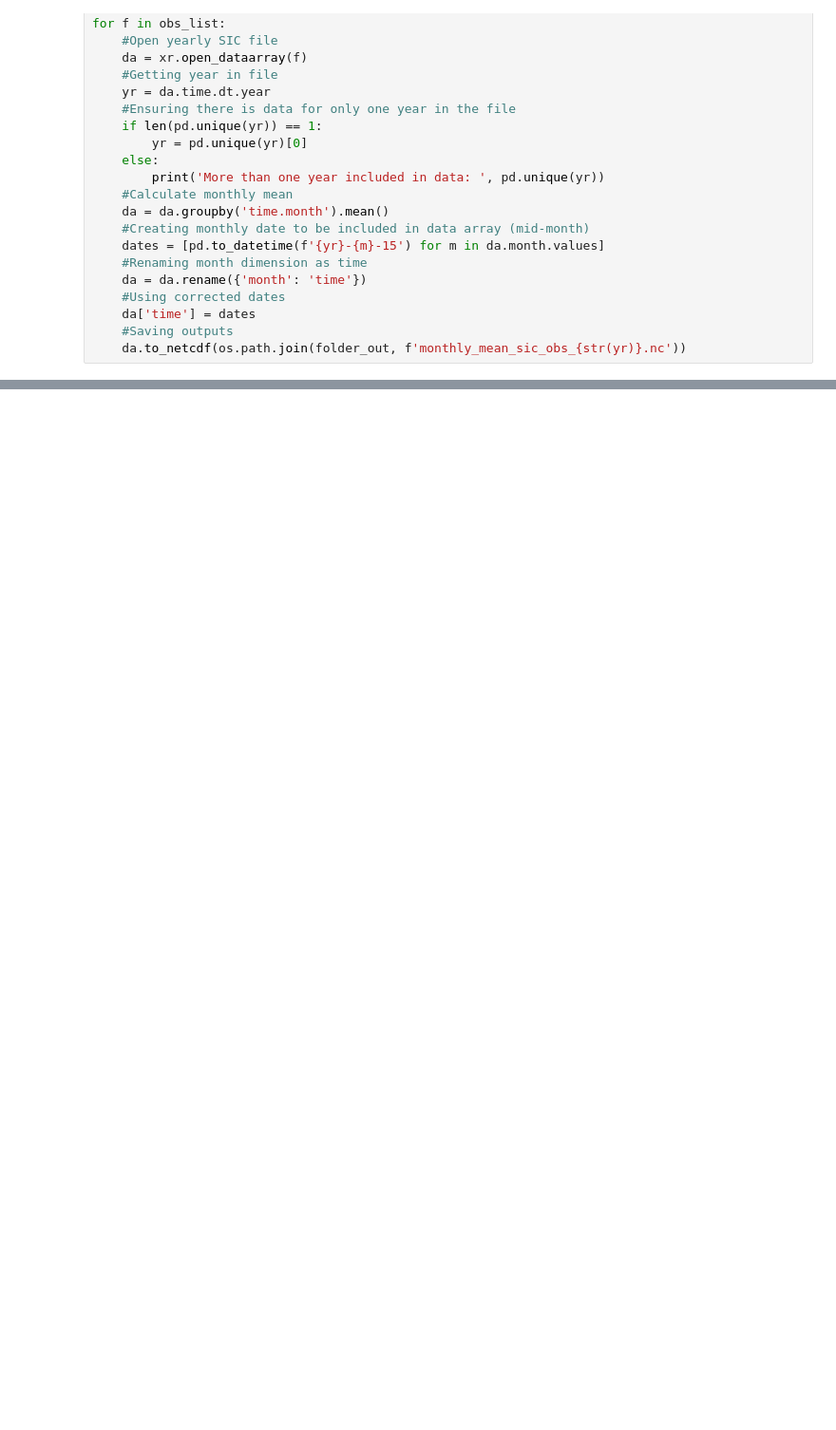
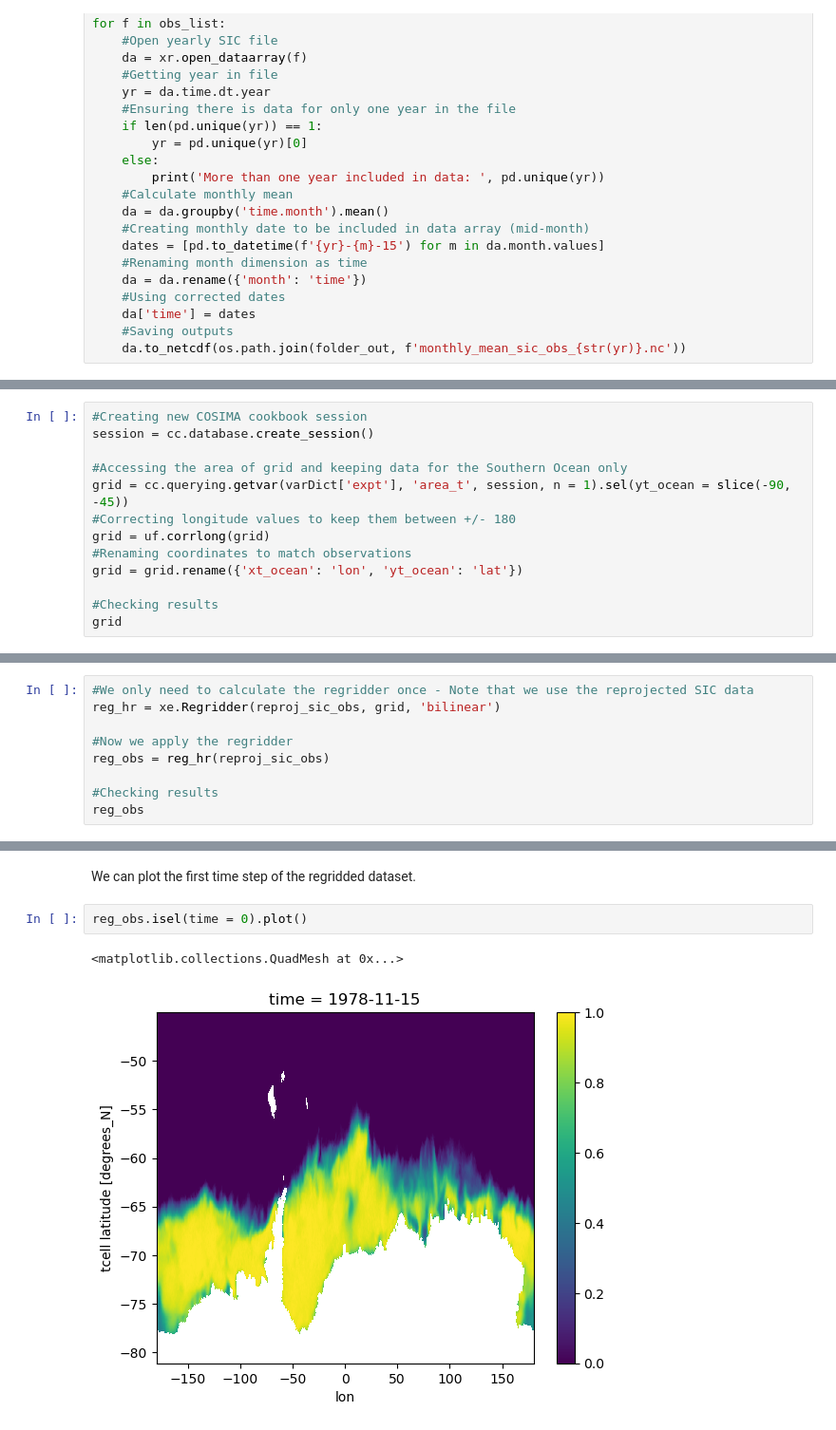
Before and after one commit to lidefi87/Crabeater_Distribution_East_Antarctica, a Jupyter notebook: Scripts/02_Environmental_Data/Obs_SIC-NASA.ipynb, the cells around one changed output, grey strips where cells are left out. Shown at 95% size. Cells and saved outputs as stored; diff of their text form; blank space fills up the shorter version.

```diff
--- a/Scripts/02_Environmental_Data/Obs_SIC-NASA.ipynb
+++ b/Scripts/02_Environmental_Data/Obs_SIC-NASA.ipynb
@@ -322,0 +371,13 @@ Attributes: (0)
+# %%
+#Creating new COSIMA cookbook session
+session = cc.database.create_session()
+
+#Accessing the area of grid and keeping data for the Southern Ocean only
+grid = cc.querying.getvar(varDict['expt'], 'area_t', session, n = 1).sel(yt_ocean = slice(-90, -45))
+#Correcting longitude values to keep them between +/- 180
+grid = uf.corrlong(grid)
+#Renaming coordinates to match observations
+grid = grid.rename({'xt_ocean': 'lon', 'yt_ocean': 'lat'})
+
+#Checking results
+grid
@@ -322,0 +411,9 @@ Attributes: (0)
+# %%
+#We only need to calculate the regridder once - Note that we use the reprojected SIC data
+reg_hr = xe.Regridder(reproj_sic_obs, grid, 'bilinear')
+
+#Now we apply the regridder
+reg_obs = reg_hr(reproj_sic_obs)
+
+#Checking results
+reg_obs
@@ -322,0 +445,7 @@ Attributes: (0)
+# %% [markdown]
+We can plot the first time step of the regridded dataset.
+# %%
+reg_obs.isel(time = 0).plot()
+# %% [output]
+<matplotlib.collections.QuadMesh at 0x...>
+[figure, added]
```
Also changed, not shown: parts of 23 cells of this notebook.
